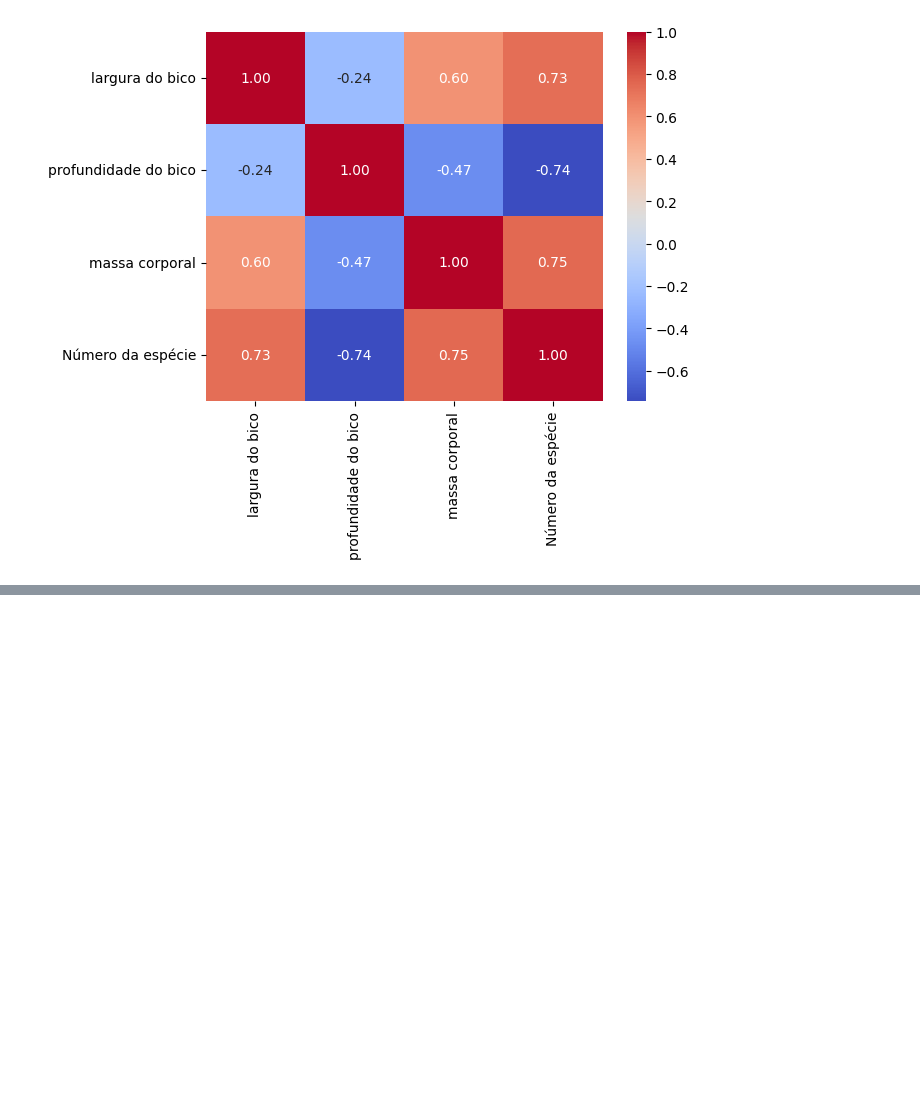
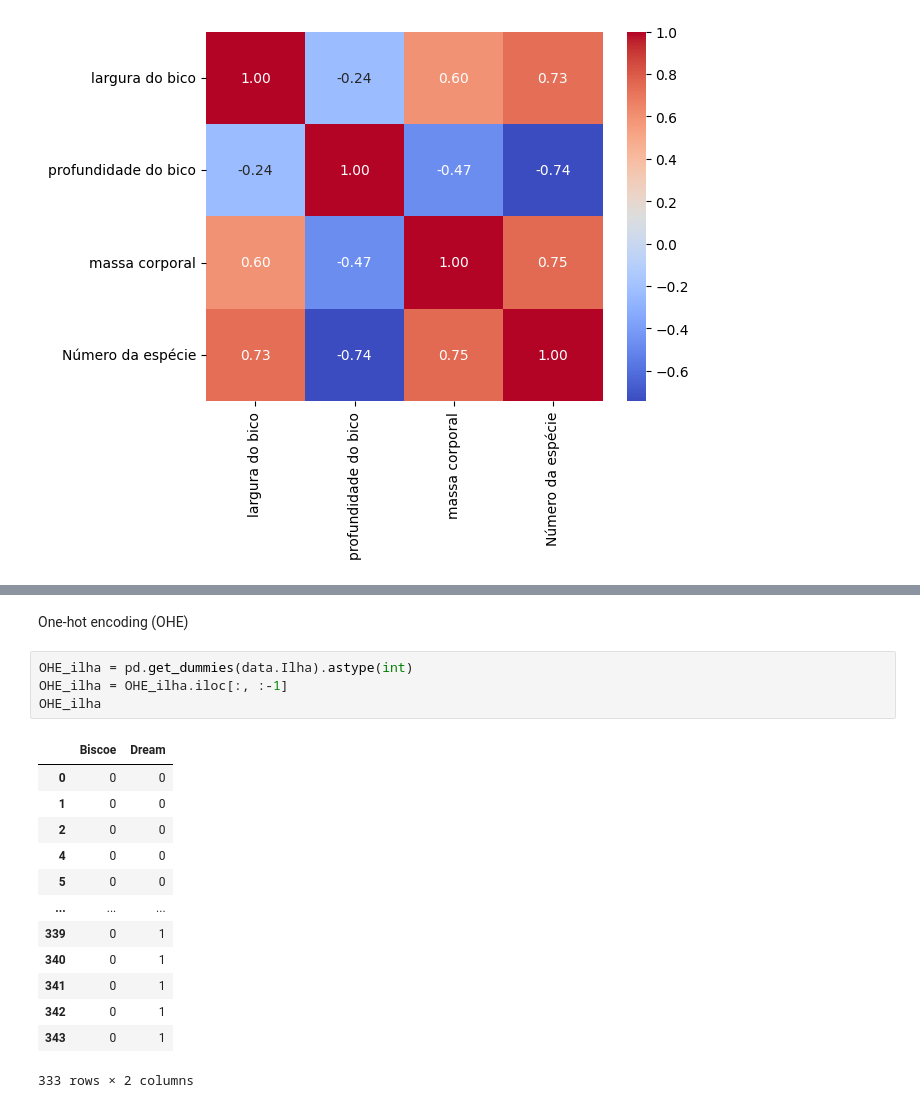
Before and after one commit to marianacondef/IntroMachineLearning, a Jupyter notebook: penguins_data.ipynb, the cells around one changed output, grey strips where cells are left out. Saved outputs shown, nothing was run; the diff lists cells and outputs as text; blank space fills up the shorter version.

```diff
--- a/penguins_data.ipynb
+++ b/penguins_data.ipynb
@@ -74,0 +92,20 @@ sns.heatmap(relacao, annot=True, cmap='coolwarm', fmt=".2f")
+# %% [markdown]
+One-hot encoding (OHE)
+# %%
+OHE_ilha = pd.get_dummies(data.Ilha).astype(int)
+OHE_ilha = OHE_ilha.iloc[:, :-1]
+OHE_ilha
+# %% [output]
+|  | Biscoe | Dream |
+| 0 | 0 | 0 |
+| 1 | 0 | 0 |
+| 2 | 0 | 0 |
+| 4 | 0 | 0 |
+| 5 | 0 | 0 |
+| ... | ... | ... |
+| 339 | 0 | 1 |
+| 340 | 0 | 1 |
+| 341 | 0 | 1 |
+| 342 | 0 | 1 |
+| 343 | 0 | 1 |
+333 rows × 2 columns
```
Also changed, not shown: parts of 14 cells of this notebook.
